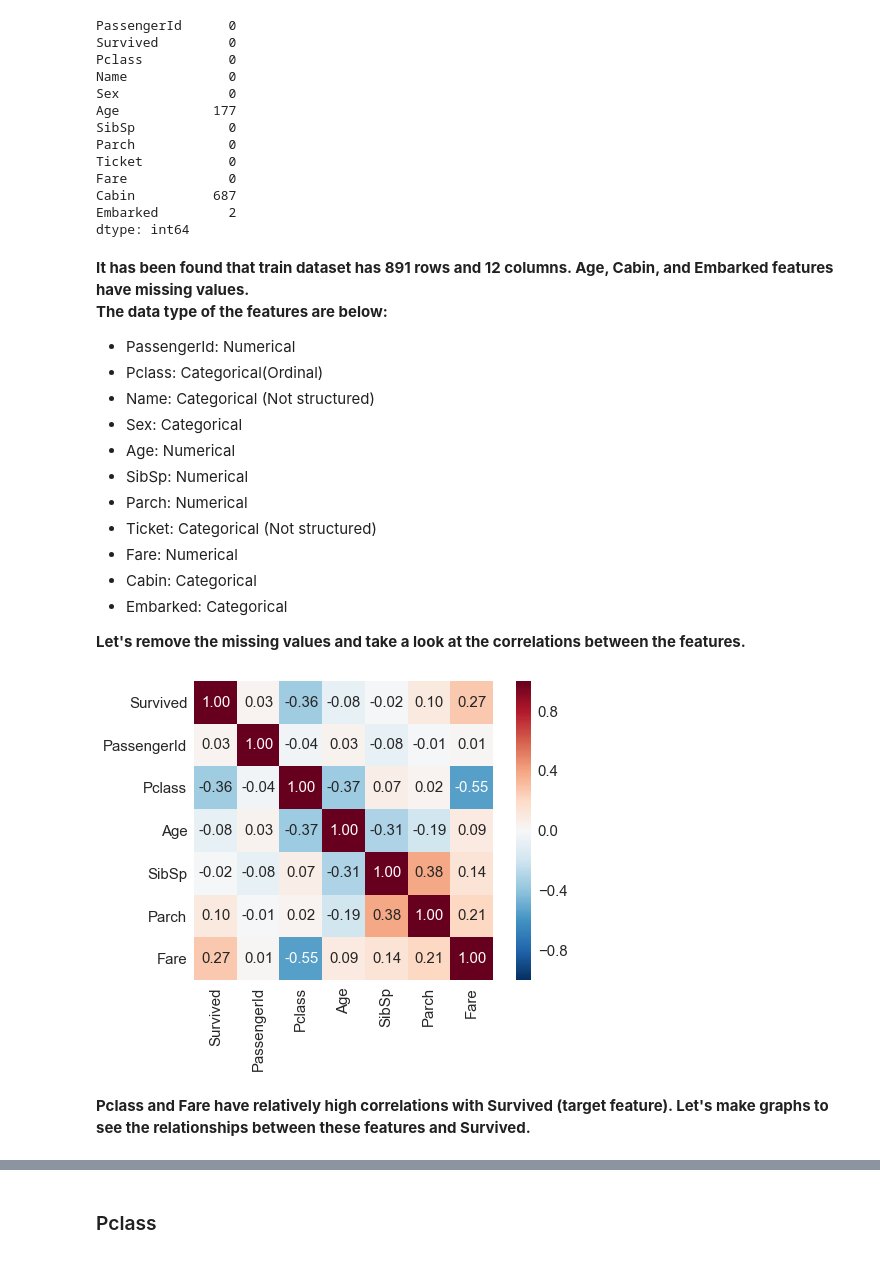
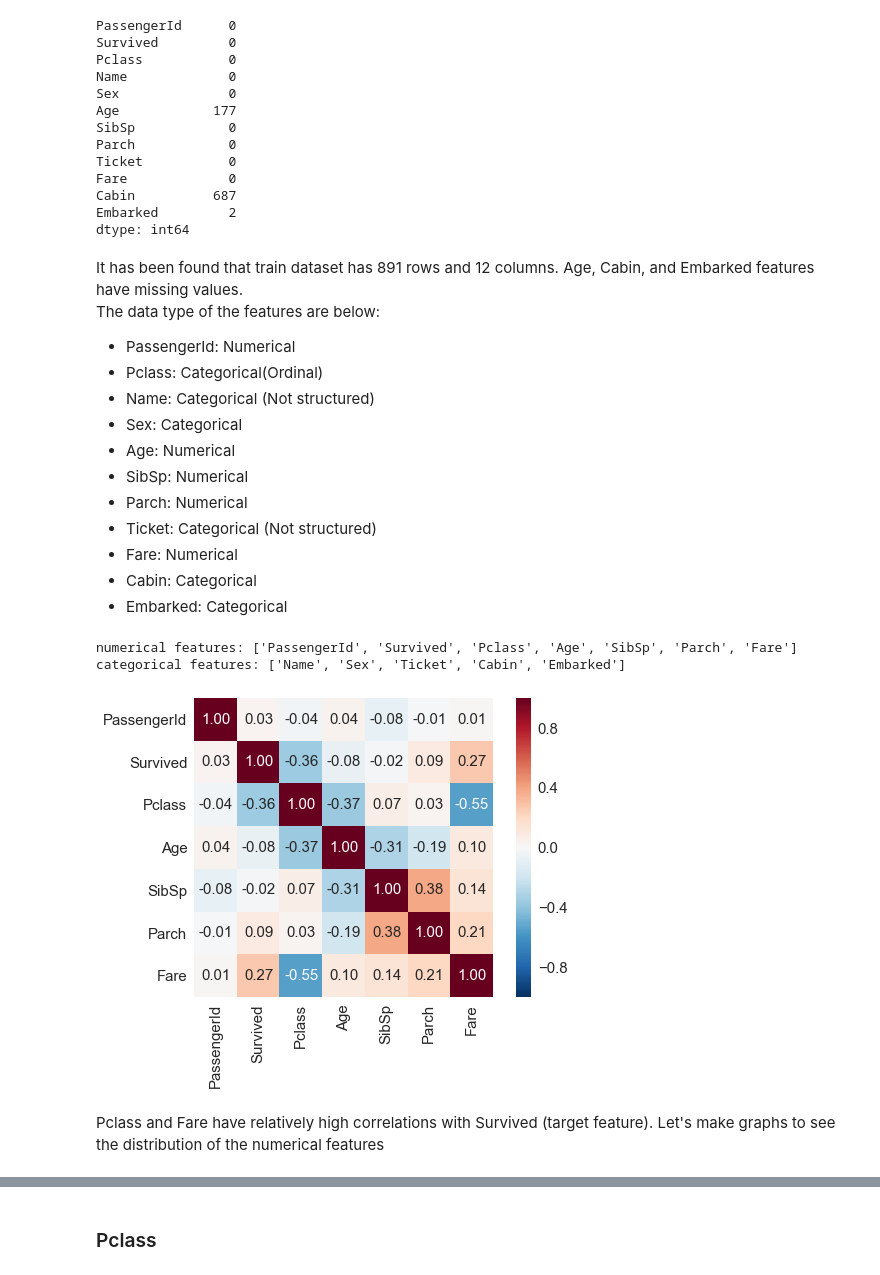
Before and after one commit to yuichiro1988/Titanic-Machine-Learning-from-Disaster, a Jupyter notebook: titanic.ipynb, the cells around one changed output, grey strips where cells are left out. Cells and saved outputs as stored; diff of their text form; code cells hidden in the pictures.

```diff
--- a/titanic.ipynb
+++ b/titanic.ipynb
@@ -17,8 +17,11 @@ import pandas as pd
 import matplotlib.pyplot as plt
 import numpy as np
 import seaborn as sns
+import warnings
+sns.set_style("whitegrid")
 #sns.set(context="notebook")
 %matplotlib inline
+warnings.filterwarnings("ignore")
 # %%
 df_train = pd.read_csv("./data/train.csv")
 # %%
@@ -83,8 +86,8 @@ Cabin          687
 Embarked         2
 dtype: int64
 # %% [markdown]
-**It has been found that train dataset has 891 rows and 12 columns. Age, Cabin, and Embarked features have missing values.
-The data type of the features are below:**
+It has been found that train dataset has 891 rows and 12 columns. Age, Cabin, and Embarked features have missing values.
+The data type of the features are below:
 - PassengerId: Numerical
 - Pclass: Categorical(Ordinal)
 - Name: Categorical (Not structured)
@@ -96,5 +99,3 @@ The data type of the features are below:**
 - Fare: Numerical
 - Cabin: Categorical
 - Embarked: Categorical
-
-**Let's remove the missing values and take a look at the correlations between the features.**
@@ -104,19 +102,26 @@ df_train_tmp.dropna(inplace=True)
+# %%
+numerical = [f for f in df_train.columns if df_train.dtypes[f] != "object"]
+categorical = [f for f in df_train.columns if df_train.dtypes[f] == "object"]
+# %%
+print("numerical features: {}".format(numerical))
+print("categorical features: {}".format(categorical))
+# %% [output]
+numerical features: ['PassengerId', 'Survived', 'Pclass', 'Age', 'SibSp', 'Parch', 'Fare']
+categorical features: ['Name', 'Sex', 'Ticket', 'Cabin', 'Embarked']
 # %%
-cols = ["Survived", "PassengerId", "Pclass", "Age", "SibSp", "Parch", "Fare"]
-
-cm = np.corrcoef(df_train_tmp[cols].values.T)
+cm = np.corrcoef(df_train[numerical].dropna().values.T)
 sns.set(font_scale=1.5)
 hm = sns.heatmap(
     cm,
     cbar=True,
     annot=True,
     square=True,
     fmt=".2f",
     annot_kws={"size": 15},
-    yticklabels=cols,
-    xticklabels=cols)
+    yticklabels=numerical,
+    xticklabels=numerical)
 plt.show()
 # %% [output]
-[figure, old version]
+[figure, new version]
 # %% [markdown]
-**Pclass and Fare have relatively high correlations with Survived (target feature). Let's make graphs to see the relationships between these features and Survived.**
+Pclass and Fare have relatively high correlations with Survived (target feature). Let's make graphs to see the distribution of the numerical features
```
Also changed, not shown: parts of 50 cells of this notebook.
